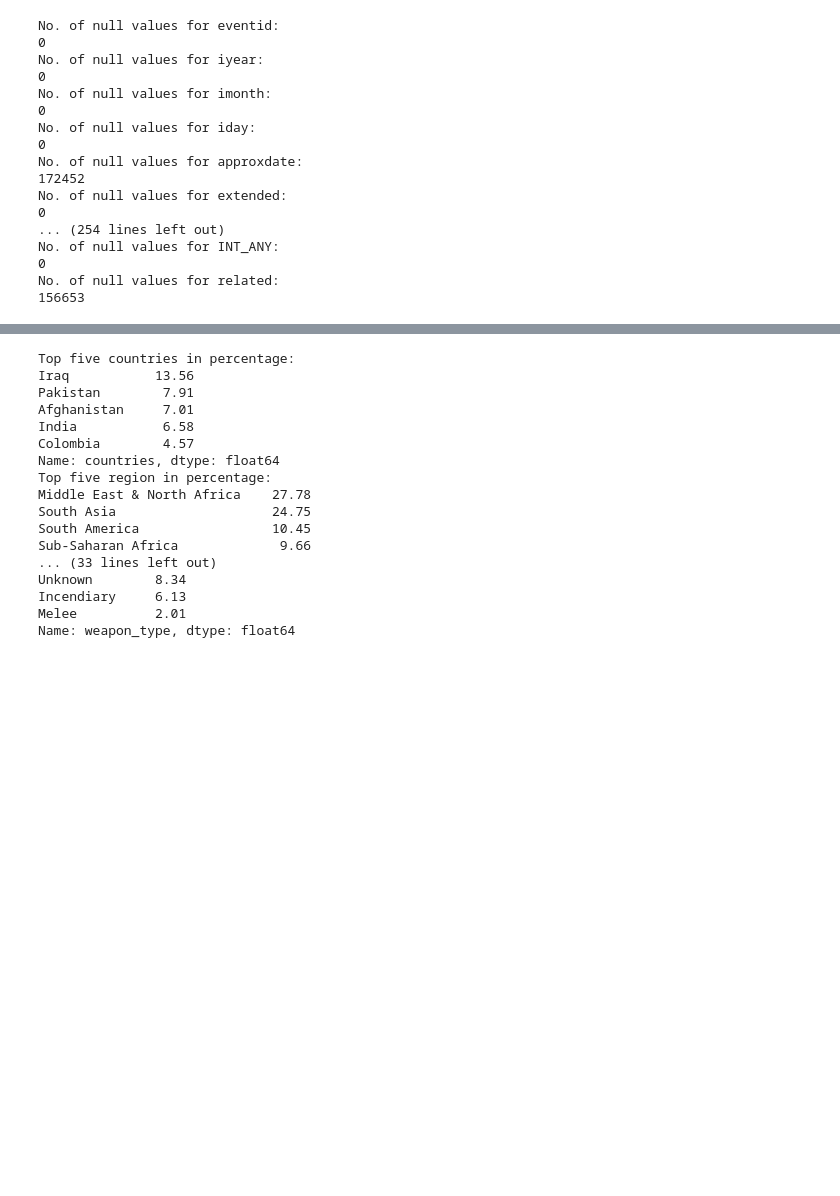
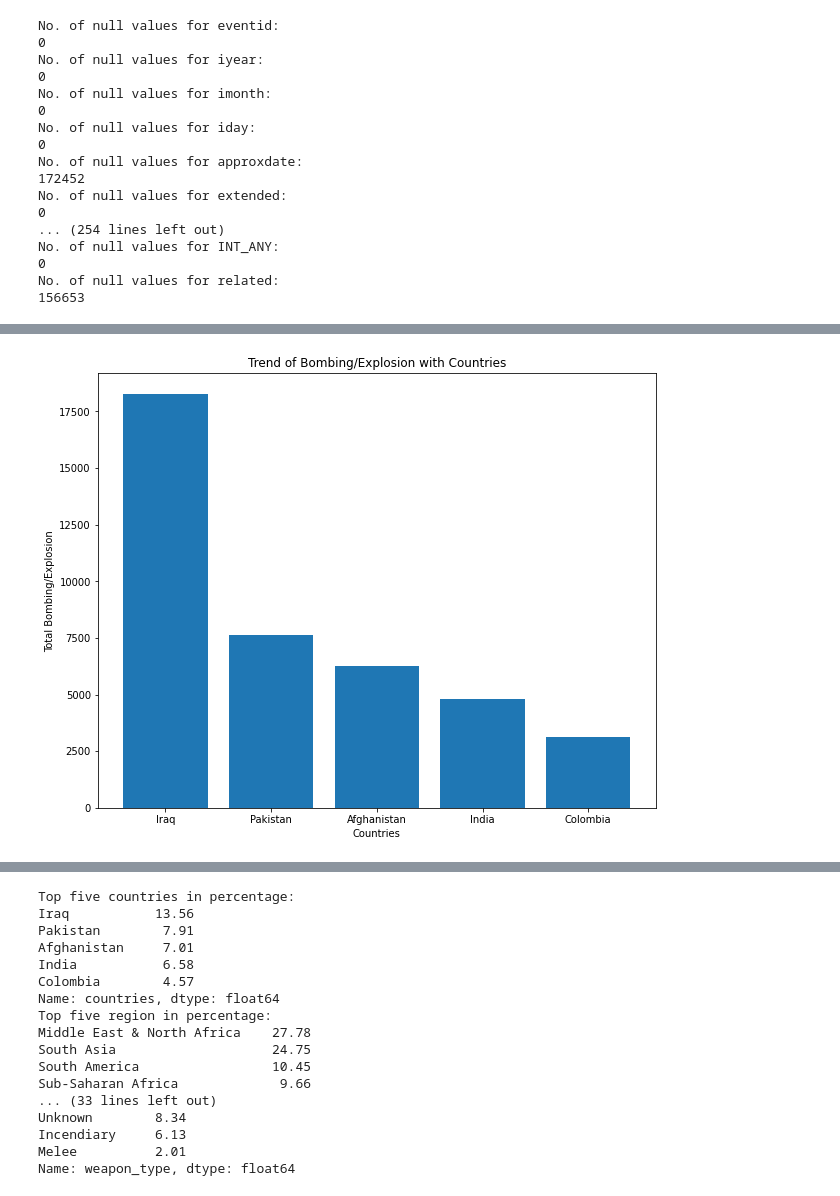
Before and after one commit to prabirdeb/Global-Terrorism-Analysis, a Jupyter notebook: Global_Terrorism_Analysis_Capstone_Project.ipynb, the cells around one changed output, grey strips where cells are left out. Saved outputs shown, nothing was run; the diff lists cells and outputs as text; code cells hidden in the pictures; blank space fills up the shorter version.

```diff
--- a/Global_Terrorism_Analysis_Capstone_Project.ipynb
+++ b/Global_Terrorism_Analysis_Capstone_Project.ipynb
@@ -212 +239,10 @@ plt.show()
+# %%
+plt.figure(figsize=(10,8))
+plt.bar(x,y)
+plt.title('Trend of Bombing/Explosion with Countries')
+plt.ylabel('Total Bombing/Explosion')
+plt.xlabel('Countries')
+plt.show()
+# %% [output]
+[figure, added]
 # %% [markdown]
```
Also changed, not shown: parts of 26 cells of this notebook.
